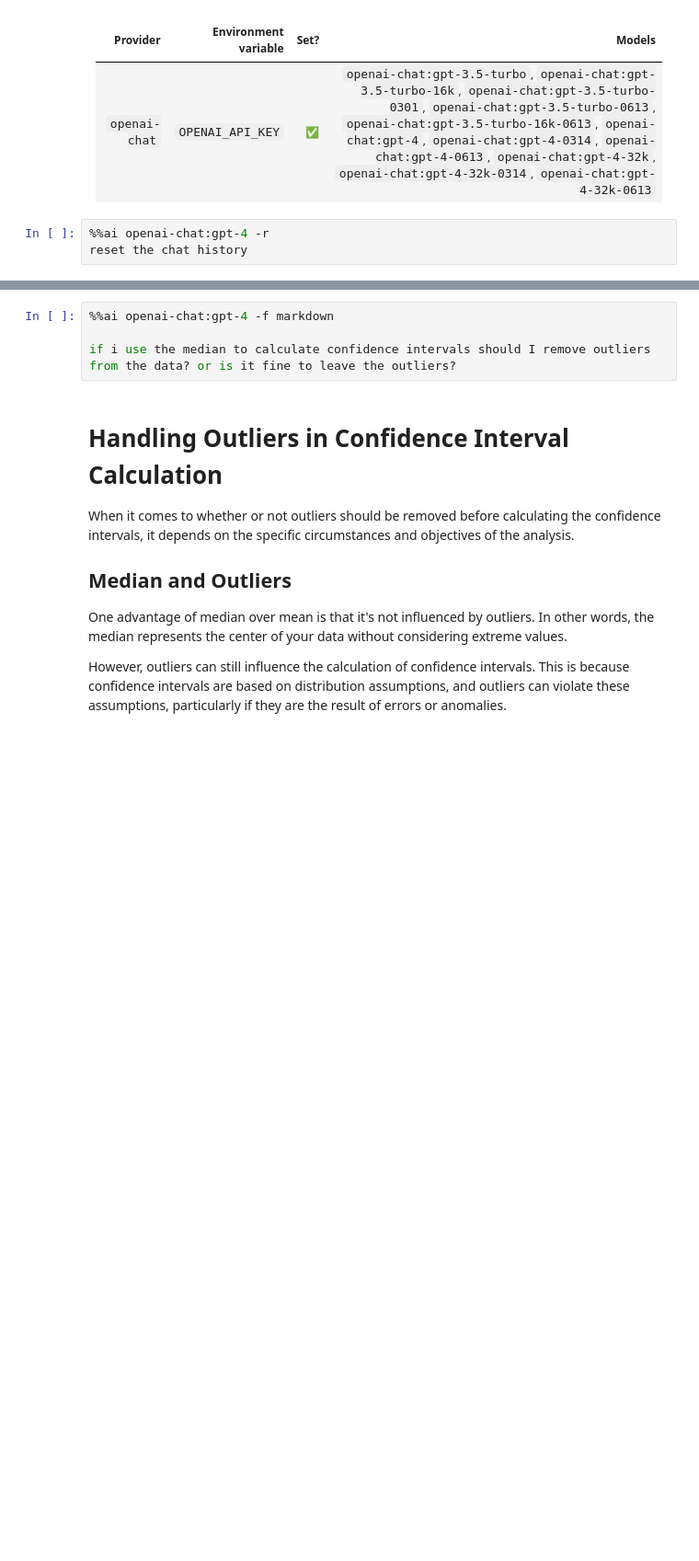
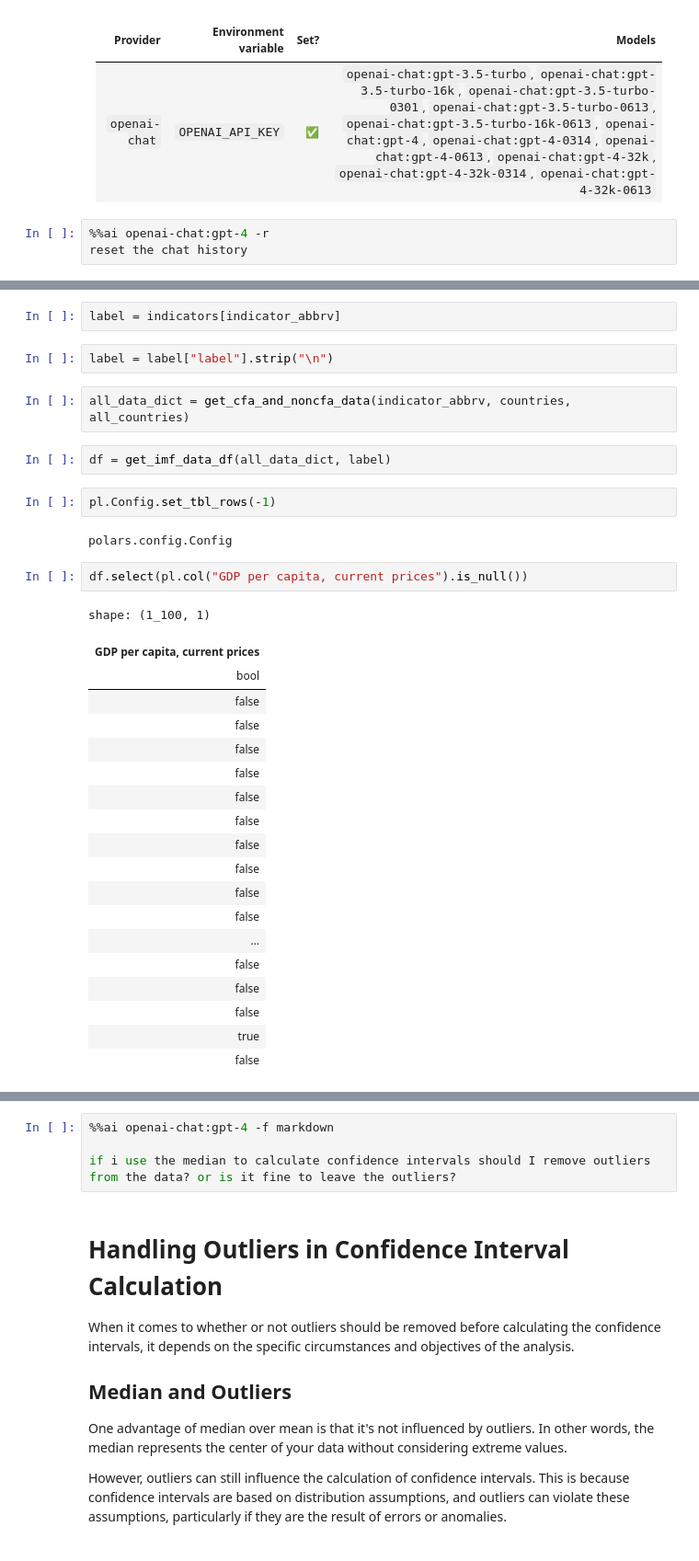
Before and after one commit to EduardoLZevallos/CFA_Franc_Analysis, a Jupyter notebook: scrap.ipynb, the cells around one changed output, grey strips where cells are left out. Shown at 92% size. Cells and saved outputs as stored; diff of their text form; blank space fills up the shorter version.

```diff
--- a/scrap.ipynb
+++ b/scrap.ipynb
@@ -66,0 +84,34 @@ So, in summary, the event-based nature of Locust is what makes it lightweight, h
+# %%
+label = indicators[indicator_abbrv]
+# %%
+label = label["label"].strip("\n")
+# %%
+all_data_dict = get_cfa_and_noncfa_data(indicator_abbrv, countries, all_countries)
+# %%
+df = get_imf_data_df(all_data_dict, label)
+# %%
+pl.Config.set_tbl_rows(-1)
+# %% [output]
+polars.config.Config
+# %%
+df.select(pl.col("GDP per capita, current prices").is_null())
+# %% [output]
+shape: (1_100, 1)
+| GDP per capita, current prices |
+| bool |
+| false |
+| false |
+| false |
+| false |
+| false |
+| false |
+| false |
+| false |
+| false |
+| false |
+| ... |
+| false |
+| false |
+| false |
+| true |
+| false |
```
Also changed, not shown: parts of 51 cells of this notebook, 33 other files.
